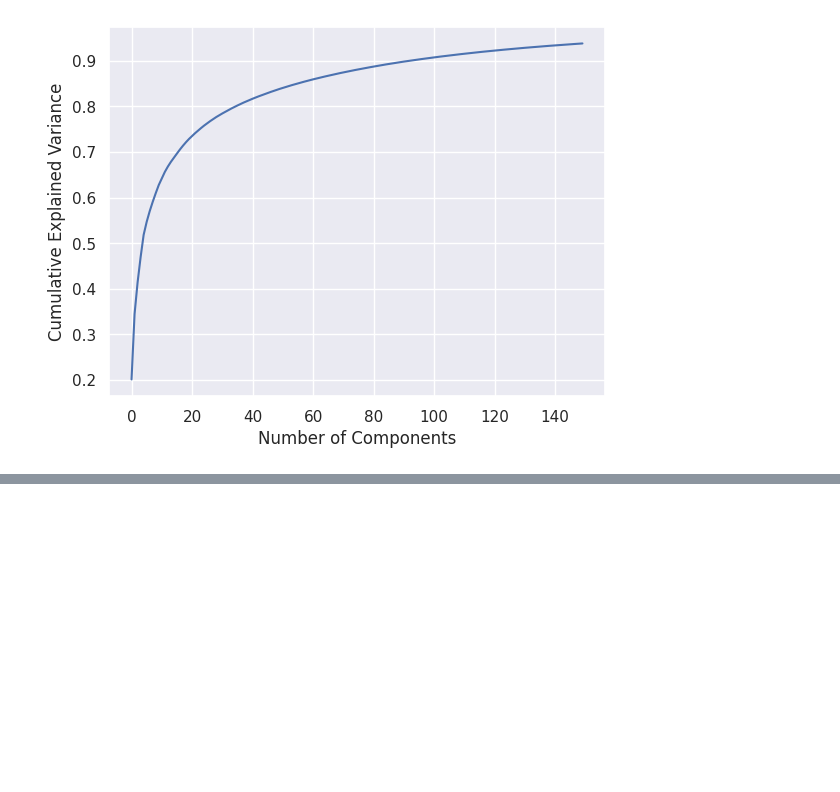
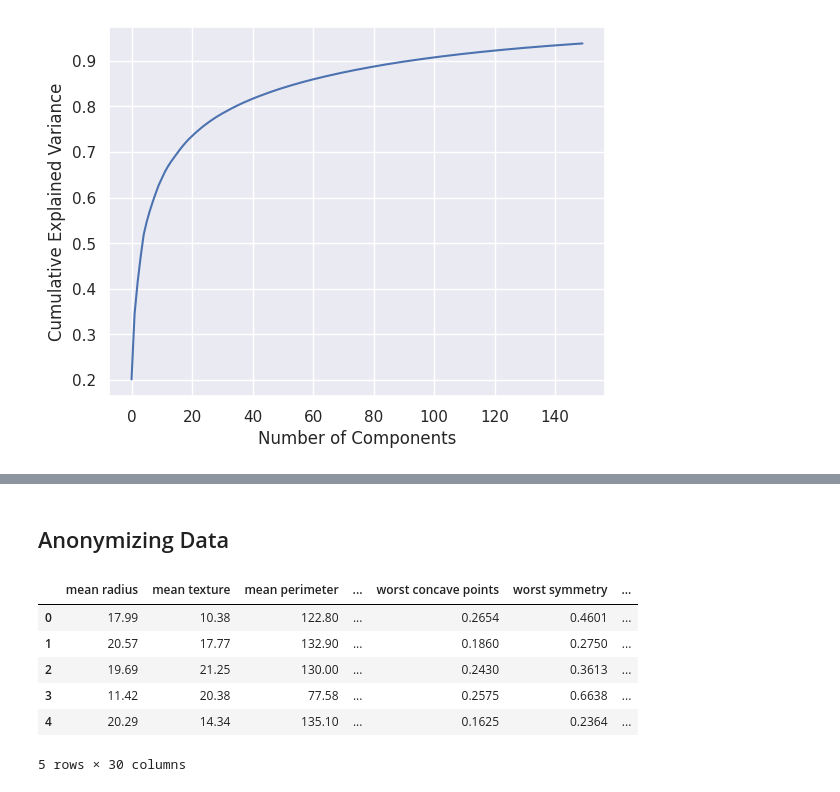
Before and after one commit to bolicnikola/Applied-Machine-Learning-And-AI, a Jupyter notebook: Principal_Component_Analysis.ipynb, the cells around one changed output, grey strips where cells are left out. Cells and saved outputs as stored; diff of their text form; code cells hidden in the pictures; blank space fills up the shorter version.

```diff
--- a/Principal_Component_Analysis.ipynb
+++ b/Principal_Component_Analysis.ipynb
@@ -63,0 +100,18 @@ Text(0, 0.5, 'Cumulative Explained Variance')
+# %% [markdown]
+## Anonymizing Data
+# %%
+import pandas as pd
+from sklearn.datasets import load_breast_cancer
+
+data = load_breast_cancer()
+df = pd.DataFrame(data=data.data, columns=data.feature_names)
+pd.set_option('display.max_columns', 6)
+df.head()
+# %% [output]
+|  | mean radius | mean texture | mean perimeter | ... | worst concave points | worst symmetry | ... |
+| 0 | 17.99 | 10.38 | 122.80 | ... | 0.2654 | 0.4601 | ... |
+| 1 | 20.57 | 17.77 | 132.90 | ... | 0.1860 | 0.2750 | ... |
+| 2 | 19.69 | 21.25 | 130.00 | ... | 0.2430 | 0.3613 | ... |
+| 3 | 11.42 | 20.38 | 77.58 | ... | 0.2575 | 0.6638 | ... |
+| 4 | 20.29 | 14.34 | 135.10 | ... | 0.1625 | 0.2364 | ... |
+5 rows × 30 columns
```
Also changed, not shown: parts of 8 cells of this notebook.
